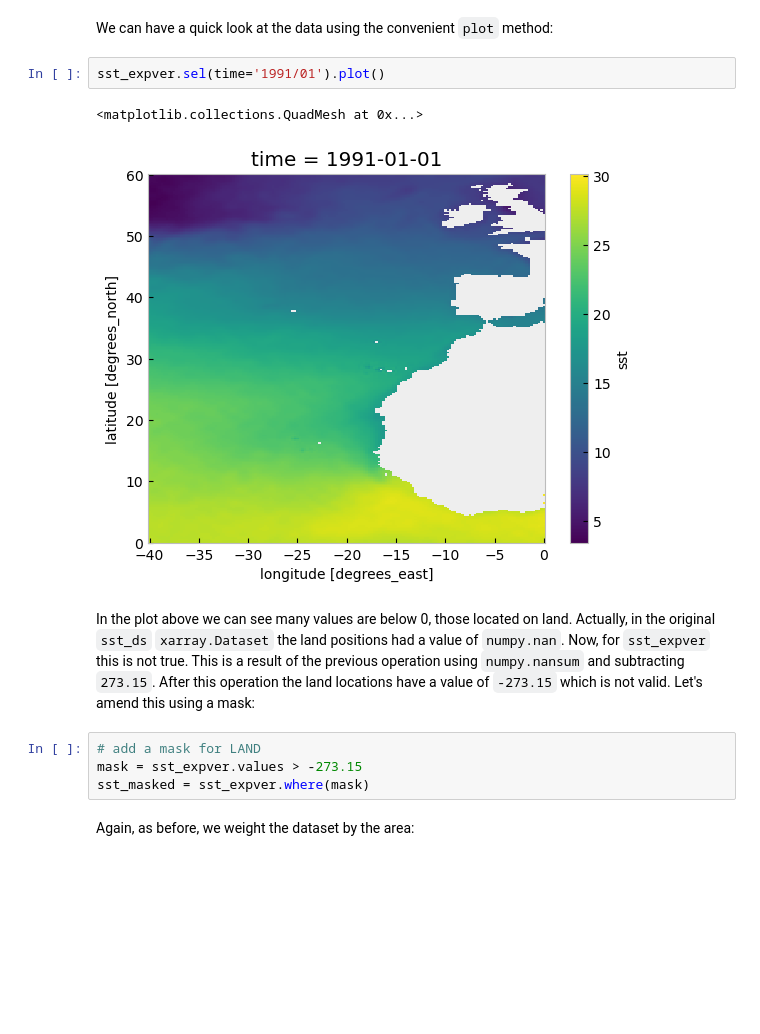
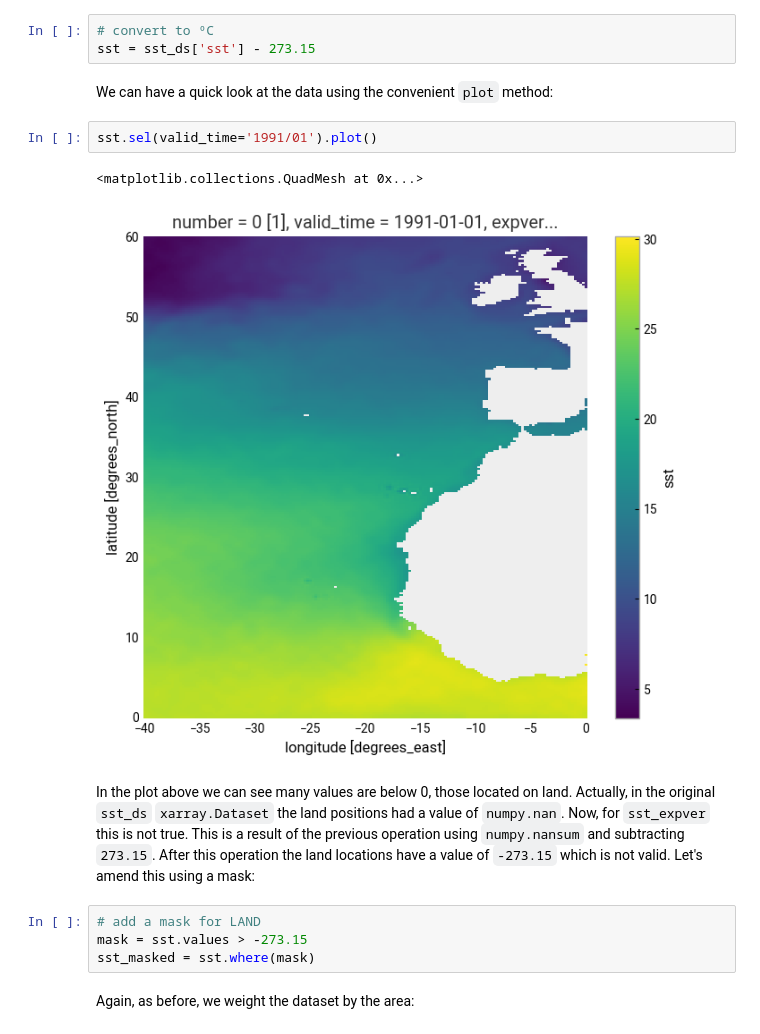
Before and after one commit to ecmwf-training/c3s-training-submodule-reanalysis, a Jupyter notebook: reanalysis-temp-record.ipynb, the cells around one changed output. Saved outputs shown, nothing was run; the diff lists cells and outputs as text; blank space fills up the shorter version.

```diff
--- a/reanalysis-temp-record.ipynb
+++ b/reanalysis-temp-record.ipynb
@@ -679,16 +660,19 @@ else:
+# %%
+# convert to ºC
+sst = sst_ds['sst'] - 273.15
 # %% [markdown]
 We can have a quick look at the data using the convenient `plot` method:
 # %%
-sst_expver.sel(time='1991/01').plot()
+sst.sel(valid_time='1991/01').plot()
 # %% [output]
 <matplotlib.collections.QuadMesh at 0x...>
-[figure, old version]
+[figure, new version]
 # %% [markdown]
 In the plot above we can see many values are below 0, those located on land. Actually, in the original `sst_ds` `xarray.Dataset` the land positions had a value of `numpy.nan`. Now, for `sst_expver` this is not true. This is a result of the previous operation using `numpy.nansum` and subtracting `273.15`. After this operation the land locations have a value of `-273.15` which is not valid. Let's amend this using a mask:
 # %%
 # add a mask for LAND
-mask = sst_expver.values > -273.15
-sst_masked = sst_expver.where(mask)
+mask = sst.values > -273.15
+sst_masked = sst.where(mask)
 # %% [markdown]
 Again, as before, we weight the dataset by the area:
 # %%
```
Also changed, not shown: parts of 31 cells of this notebook.
